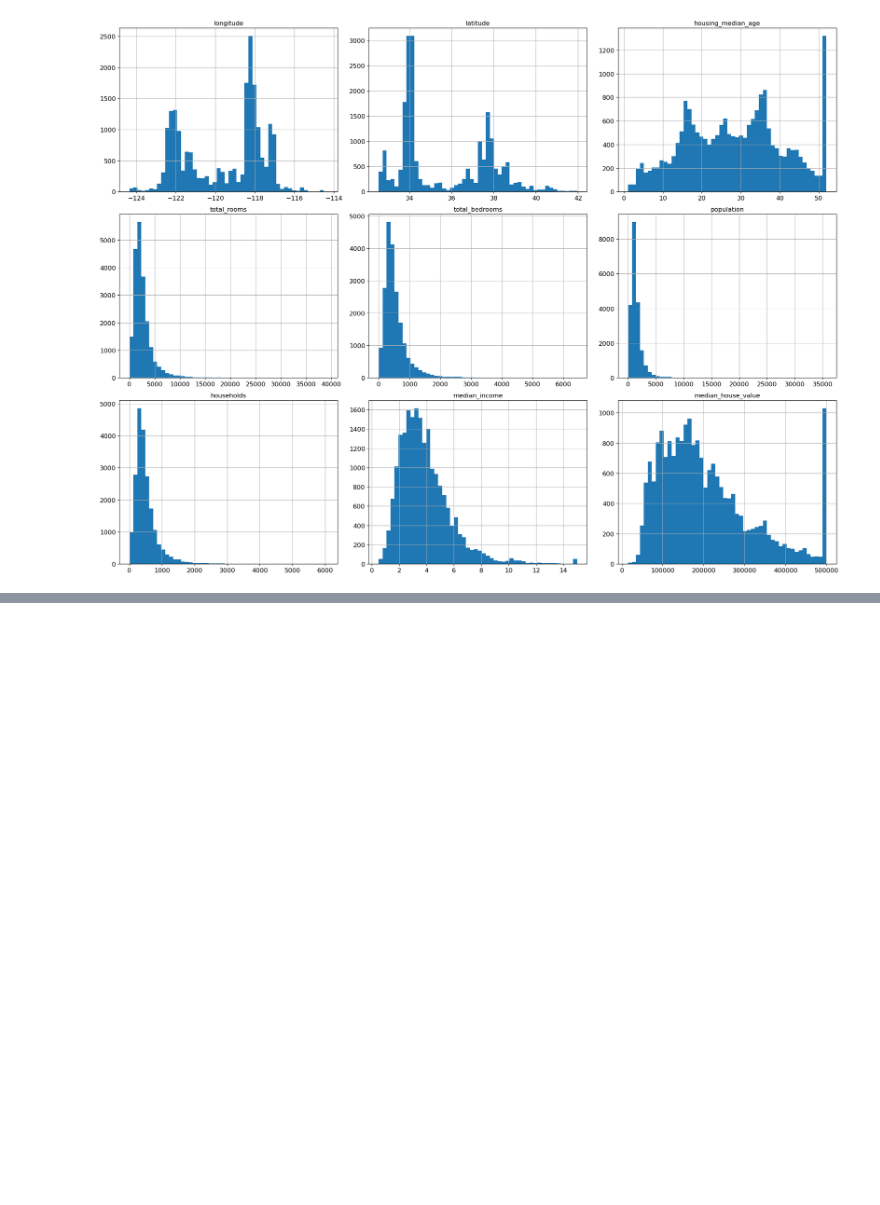
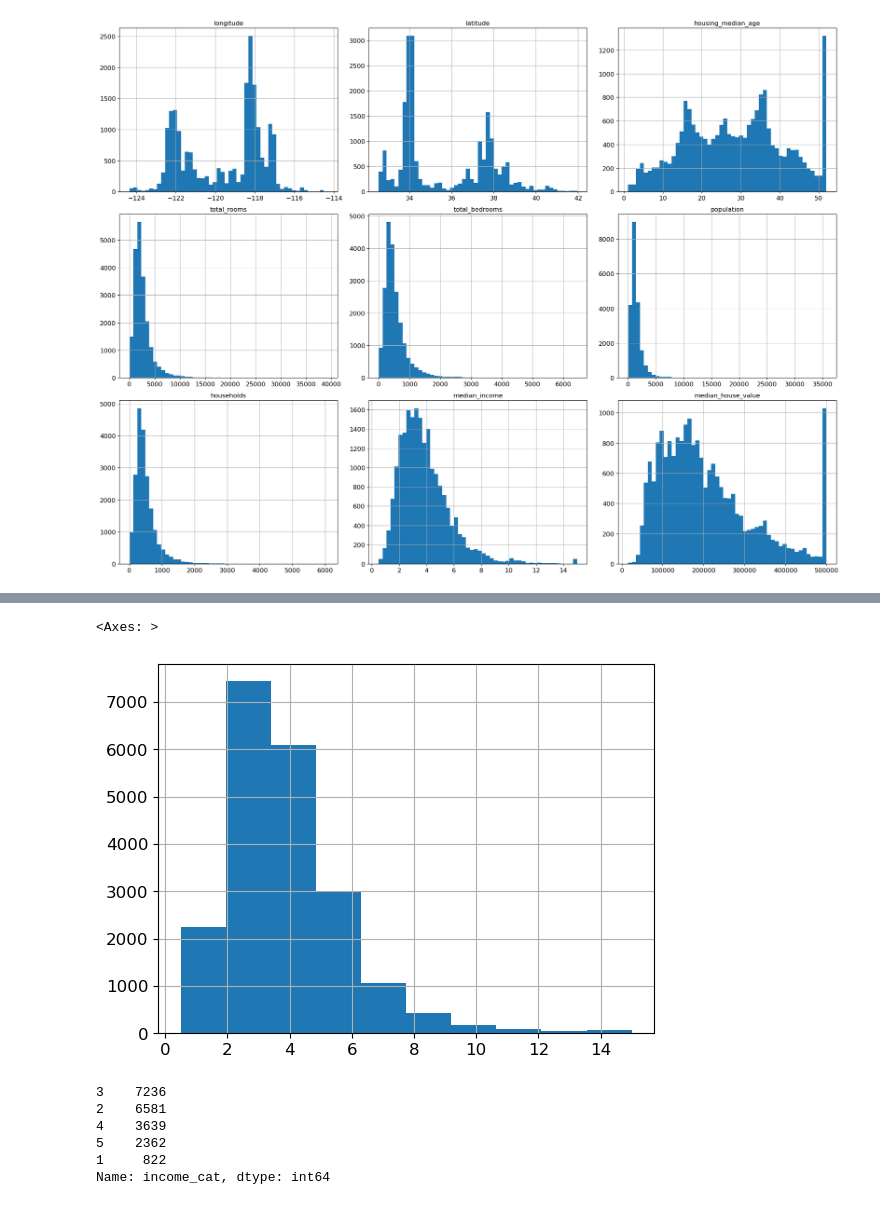
Before and after one commit to enfycius/ML-Notes, a Jupyter notebook: Machine Learning/Code/Chapter 2/end-to-end.ipynb, the cells around one changed output, grey strips where cells are left out. Saved outputs shown, nothing was run; the diff lists cells and outputs as text; code cells hidden in the pictures; blank space fills up the shorter version.

```diff
--- a/Machine Learning/Code/Chapter 2/end-to-end.ipynb
+++ b/Machine Learning/Code/Chapter 2/end-to-end.ipynb
@@ -118,0 +169,5 @@ Saving figure attribute_histogram_plots
+# %%
+housing["median_income"].hist()
+# %% [output]
+<Axes: >
+[figure, added]
@@ -118,0 +176,9 @@ Saving figure attribute_histogram_plots
+# %%
+housing["income_cat"].value_counts()
+# %% [output]
+3    7236
+2    6581
+4    3639
+5    2362
+1     822
+Name: income_cat, dtype: int64
```
Also changed, not shown: parts of 24 cells of this notebook.
